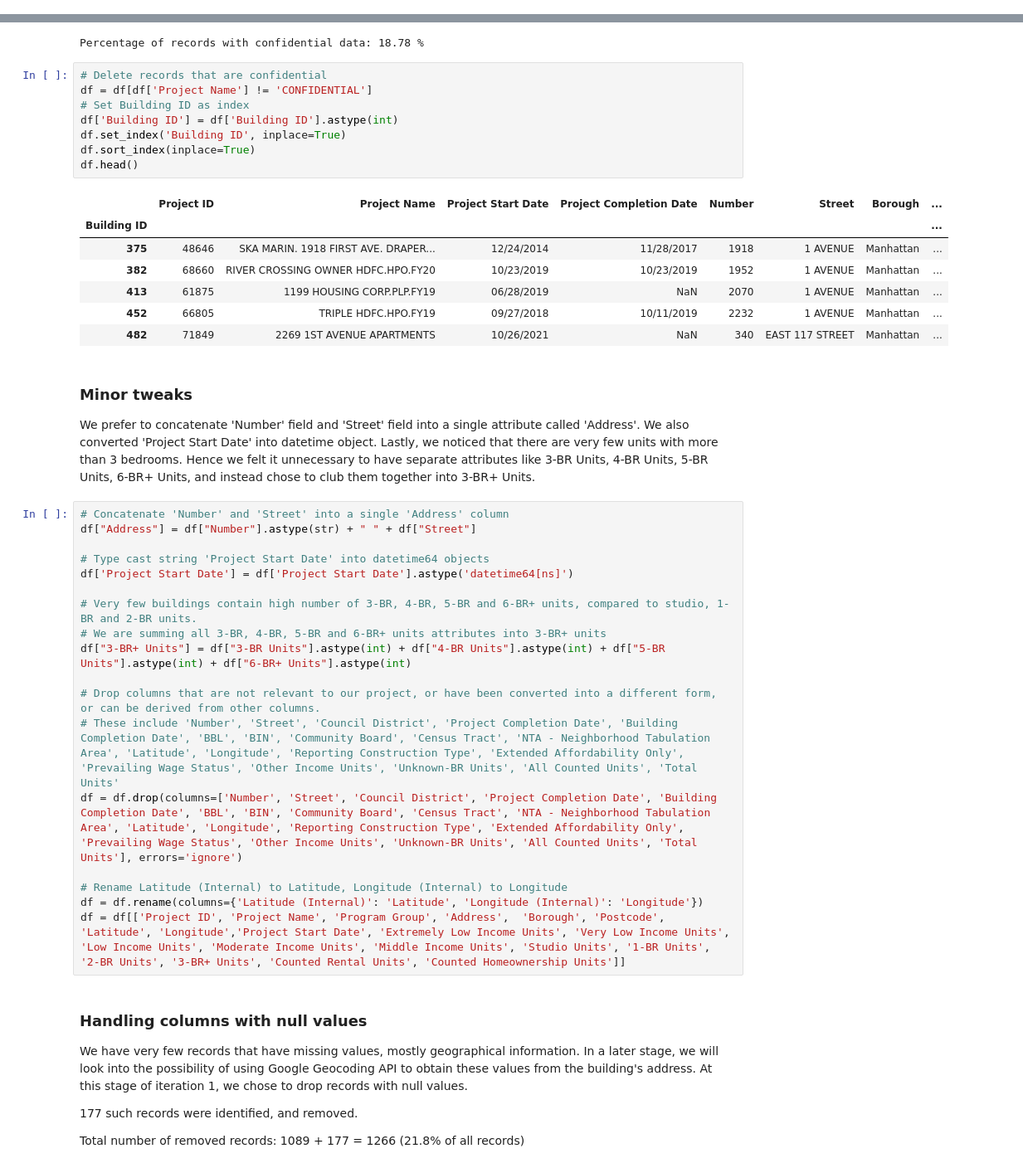
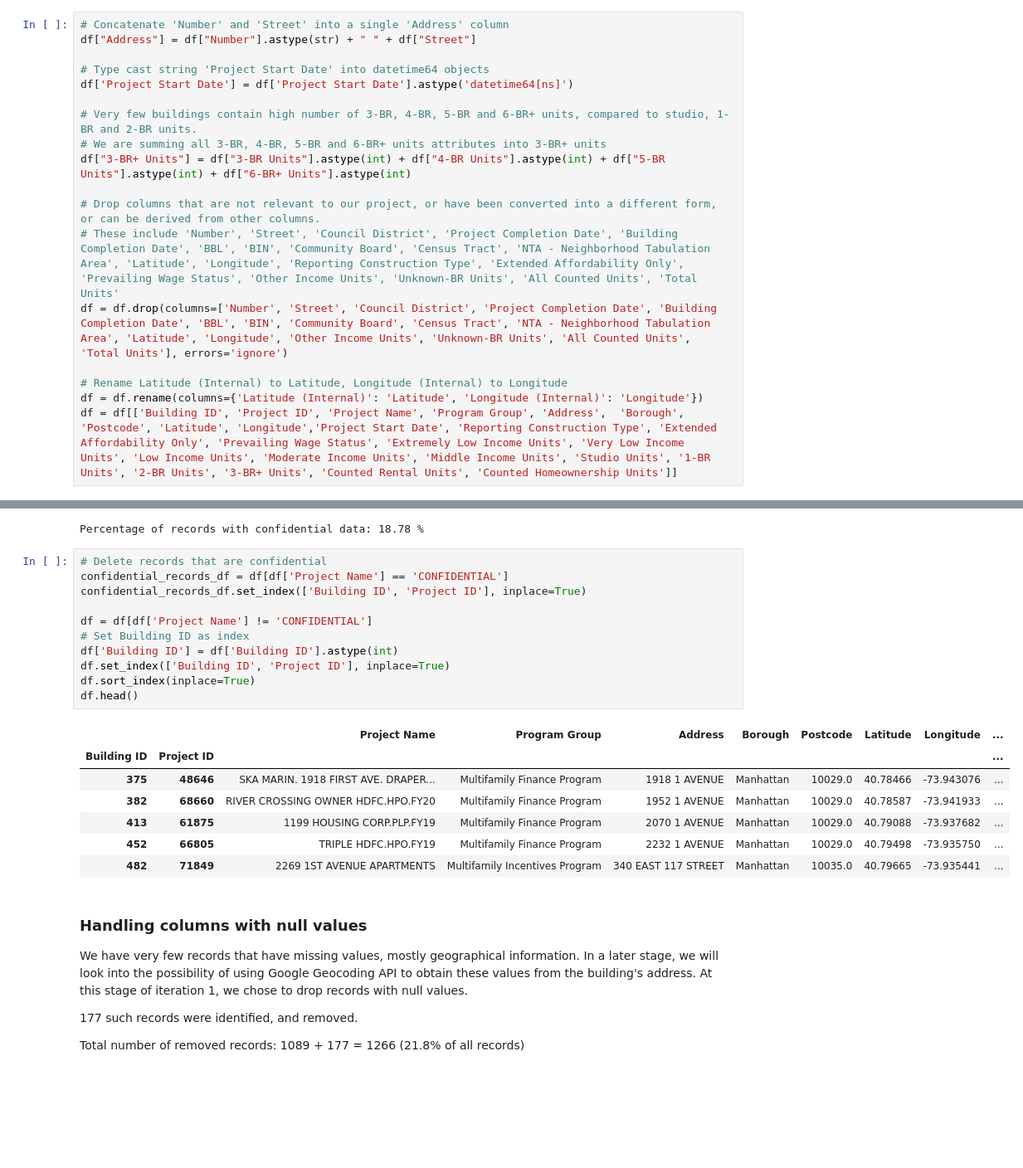
Before and after one commit to tejusrevi/nyc-housing, a Jupyter notebook: project.ipynb, the cells around one changed output, grey strips where cells are left out. Shown: that part at 83% size. Saved outputs shown, nothing was run; the diff lists cells and outputs as text; blank space fills up the shorter version.

```diff
--- a/project.ipynb
+++ b/project.ipynb
@@ -113,3 +116,21 @@ Dataset contains 5798 records
+# %%
+# Concatenate 'Number' and 'Street' into a single 'Address' column
+df["Address"] = df["Number"].astype(str) + " " + df["Street"]
+
+# Type cast string 'Project Start Date' into datetime64 objects
+df['Project Start Date'] = df['Project Start Date'].astype('datetime64[ns]')
+
+# Very few buildings contain high number of 3-BR, 4-BR, 5-BR and 6-BR+ units, compared to studio, 1-BR and 2-BR units.
+# We are summing all 3-BR, 4-BR, 5-BR and 6-BR+ units attributes into 3-BR+ units
+df["3-BR+ Units"] = df["3-BR Units"].astype(int) + df["4-BR Units"].astype(int) + df["5-BR Units"].astype(int) + df["6-BR+ Units"].astype(int)
+
+# Drop columns that are not relevant to our project, or have been converted into a different form, or can be derived from other columns.
+# These include 'Number', 'Street', 'Council District', 'Project Completion Date', 'Building Completion Date', 'BBL', 'BIN', 'Community Board', 'Census Tract', 'NTA - Neighborhood Tabulation Area', 'Latitude', 'Longitude', 'Reporting Construction Type', 'Extended Affordability Only', 'Prevailing Wage Status', 'Other Income Units', 'Unknown-BR Units', 'All Counted Units', 'Total Units'
+df = df.drop(columns=['Number', 'Street', 'Council District', 'Project Completion Date', 'Building Completion Date', 'BBL', 'BIN', 'Community Board', 'Census Tract', 'NTA - Neighborhood Tabulation Area', 'Latitude', 'Longitude', 'Other Income Units', 'Unknown-BR Units', 'All Counted Units', 'Total Units'], errors='ignore')
+
+# Rename Latitude (Internal) to Latitude, Longitude (Internal) to Longitude
+df = df.rename(columns={'Latitude (Internal)': 'Latitude', 'Longitude (Internal)': 'Longitude'})
+df = df[['Building ID', 'Project ID', 'Project Name', 'Program Group', 'Address',  'Borough', 'Postcode', 'Latitude', 'Longitude','Project Start Date', 'Reporting Construction Type', 'Extended Affordability Only', 'Prevailing Wage Status', 'Extremely Low Income Units', 'Very Low Income Units', 'Low Income Units', 'Moderate Income Units', 'Middle Income Units', 'Studio Units', '1-BR Units', '2-BR Units', '3-BR+ Units', 'Counted Rental Units', 'Counted Homeownership Units']]
 # %% [markdown]
 ### Removing Confidential records
 A unique feature of our dataset is that many records are classified as CONFIDENTIAL by HPD. A record that is CONFIDENTIAL has null values for attributes such as Address, Latitude, Longitude etc. We will be removing these records as many of the information we are interested in are redacted from these records.
@@ -122,41 +143,23 @@ print("Percentage of records with confidential data:", round(df[df['Project Name
 Percentage of records with confidential data: 18.78 %
 # %%
 # Delete records that are confidential
+confidential_records_df = df[df['Project Name'] == 'CONFIDENTIAL']
+confidential_records_df.set_index(['Building ID', 'Project ID'], inplace=True)
+
 df = df[df['Project Name'] != 'CONFIDENTIAL']
 # Set Building ID as index
 df['Building ID'] = df['Building ID'].astype(int)
-df.set_index('Building ID', inplace=True)
+df.set_index(['Building ID', 'Project ID'], inplace=True)
 df.sort_index(inplace=True)
 df.head()
 # %% [output]
-|  | Project ID | Project Name | Project Start Date | Project Completion Date | Number | Street | Borough | ... |
-| Building ID |  |  |  |  |  |  |  | ... |
-| 375 | 48646 | SKA MARIN. 1918 FIRST AVE. DRAPER... | 12/24/2014 | 11/28/2017 | 1918 | 1 AVENUE | Manhattan | ... |
-| 382 | 68660 | RIVER CROSSING OWNER HDFC.HPO.FY20 | 10/23/2019 | 10/23/2019 | 1952 | 1 AVENUE | Manhattan | ... |
-| 413 | 61875 | 1199 HOUSING CORP.PLP.FY19 | 06/28/2019 | NaN | 2070 | 1 AVENUE | Manhattan | ... |
-| 452 | 66805 | TRIPLE HDFC.HPO.FY19 | 09/27/2018 | 10/11/2019 | 2232 | 1 AVENUE | Manhattan | ... |
-| 482 | 71849 | 2269 1ST AVENUE APARTMENTS | 10/26/2021 | NaN | 340 | EAST 117 STREET | Manhattan | ... |
+|  |  | Project Name | Program Group | Address | Borough | Postcode | Latitude | Longitude | ... |
+| Building ID | Project ID |  |  |  |  |  |  |  | ... |
+| 375 | 48646 | SKA MARIN. 1918 FIRST AVE. DRAPER... | Multifamily Finance Program | 1918 1 AVENUE | Manhattan | 10029.0 | 40.78466 | -73.943076 | ... |
+| 382 | 68660 | RIVER CROSSING OWNER HDFC.HPO.FY20 | Multifamily Finance Program | 1952 1 AVENUE | Manhattan | 10029.0 | 40.78587 | -73.941933 | ... |
+| 413 | 61875 | 1199 HOUSING CORP.PLP.FY19 | Multifamily Finance Program | 2070 1 AVENUE | Manhattan | 10029.0 | 40.79088 | -73.937682 | ... |
+| 452 | 66805 | TRIPLE HDFC.HPO.FY19 | Multifamily Finance Program | 2232 1 AVENUE | Manhattan | 10029.0 | 40.79498 | -73.935750 | ... |
+| 482 | 71849 | 2269 1ST AVENUE APARTMENTS | Multifamily Incentives Program | 340 EAST 117 STREET | Manhattan | 10035.0 | 40.79665 | -73.935441 | ... |
-# %% [markdown]
-### Minor tweaks
-We prefer to concatenate 'Number' field and 'Street' field into a single attribute called 'Address'. We also converted 'Project Start Date' into datetime object. Lastly, we noticed that there are very few units with more than 3 bedrooms. Hence we felt it unnecessary to have separate attributes like 3-BR Units, 4-BR Units, 5-BR Units, 6-BR+ Units, and instead chose to club them together into 3-BR+ Units.
-# %%
-# Concatenate 'Number' and 'Street' into a single 'Address' column
-df["Address"] = df["Number"].astype(str) + " " + df["Street"]
-
-# Type cast string 'Project Start Date' into datetime64 objects
-df['Project Start Date'] = df['Project Start Date'].astype('datetime64[ns]')
-
-# Very few buildings contain high number of 3-BR, 4-BR, 5-BR and 6-BR+ units, compared to studio, 1-BR and 2-BR units.
-# We are summing all 3-BR, 4-BR, 5-BR and 6-BR+ units attributes into 3-BR+ units
-df["3-BR+ Units"] = df["3-BR Units"].astype(int) + df["4-BR Units"].astype(int) + df["5-BR Units"].astype(int) + df["6-BR+ Units"].astype(int)
-
-# Drop columns that are not relevant to our project, or have been converted into a different form, or can be derived from other columns.
-# These include 'Number', 'Street', 'Council District', 'Project Completion Date', 'Building Completion Date', 'BBL', 'BIN', 'Community Board', 'Census Tract', 'NTA - Neighborhood Tabulation Area', 'Latitude', 'Longitude', 'Reporting Construction Type', 'Extended Affordability Only', 'Prevailing Wage Status', 'Other Income Units', 'Unknown-BR Units', 'All Counted Units', 'Total Units'
-df = df.drop(columns=['Number', 'Street', 'Council District', 'Project Completion Date', 'Building Completion Date', 'BBL', 'BIN', 'Community Board', 'Census Tract', 'NTA - Neighborhood Tabulation Area', 'Latitude', 'Longitude', 'Reporting Construction Type', 'Extended Affordability Only', 'Prevailing Wage Status', 'Other Income Units', 'Unknown-BR Units', 'All Counted Units', 'Total Units'], errors='ignore')
-
-# Rename Latitude (Internal) to Latitude, Longitude (Internal) to Longitude
-df = df.rename(columns={'Latitude (Internal)': 'Latitude', 'Longitude (Internal)': 'Longitude'})
-df = df[['Project ID', 'Project Name', 'Program Group', 'Address',  'Borough', 'Postcode', 'Latitude', 'Longitude','Project Start Date', 'Extremely Low Income Units', 'Very Low Income Units', 'Low Income Units', 'Moderate Income Units', 'Middle Income Units', 'Studio Units', '1-BR Units', '2-BR Units', '3-BR+ Units', 'Counted Rental Units', 'Counted Homeownership Units']]
 # %% [markdown]
 ### Handling columns with null values
 We have very few records that have missing values, mostly geographical information. In a later stage, we will look into the possibility of using Google Geocoding API to obtain these values from the building's address. At this stage of iteration 1, we chose to drop records with null values.
```
Also changed, not shown: parts of 49 cells of this notebook, 1 other file.
